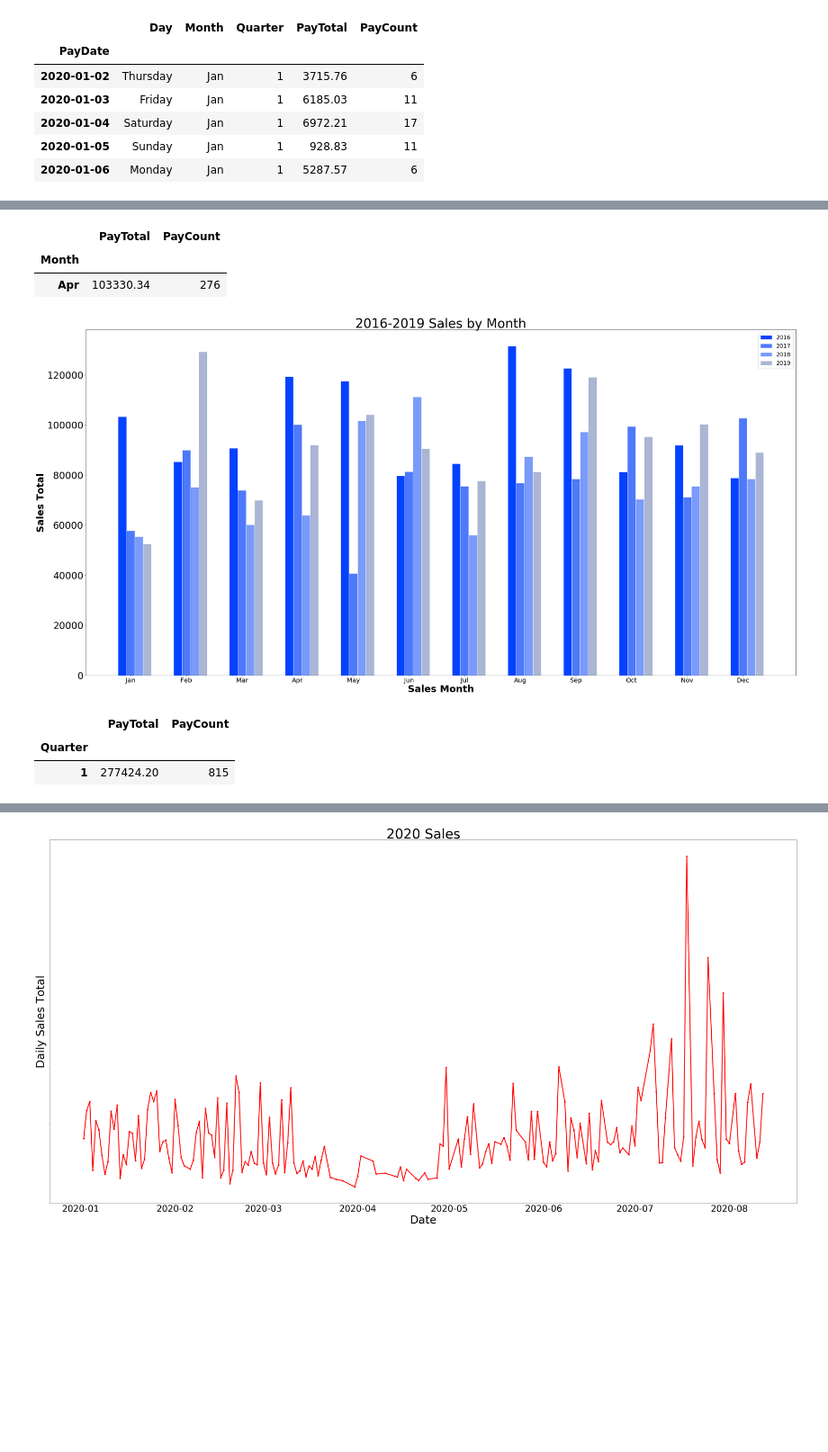
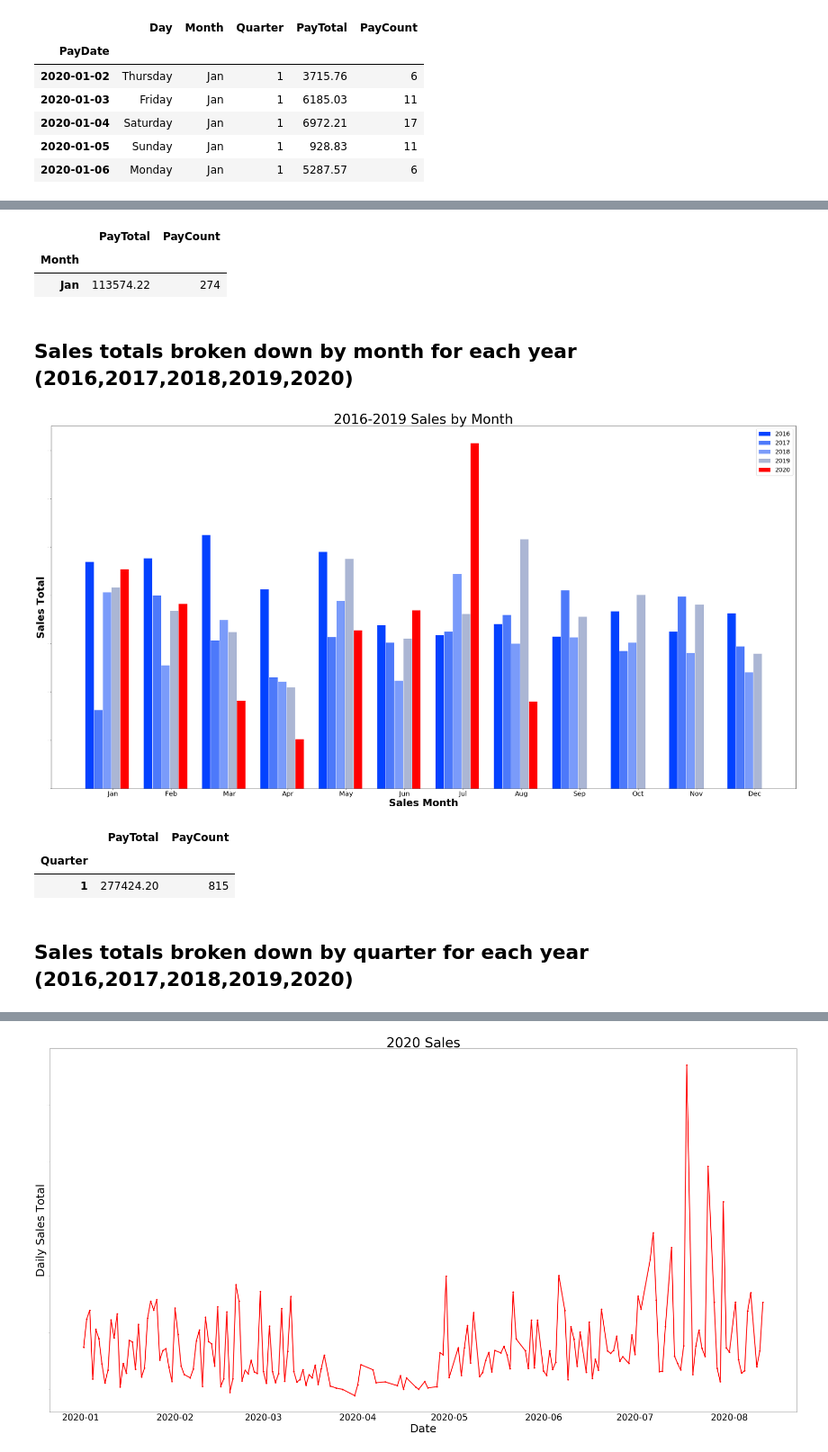
Before and after one commit to zachcornelison/K-N-Sales-Analytics, a Jupyter notebook: KN-Analytics_PayTotals.ipynb, the cells around one changed output, grey strips where cells are left out. Shown at 90% size. Drawn from its saved outputs; the diff is of its cells as text; code cells hidden in the pictures; blank space fills up the shorter version.

Commit message:
fixed incorrect graphs, finishing up

```diff
--- a/KN-Analytics_PayTotals.ipynb
+++ b/KN-Analytics_PayTotals.ipynb
@@ -222,15 +245,37 @@ plt.show()
-# %%
-# Group by Month excluding 2015 as incomplete year
-year2_sales_months = year2_sales.groupby(['Month']).sum()
-year3_sales_months = year3_sales.groupby(['Month']).sum()
-year4_sales_months = year4_sales.groupby(['Month']).sum()
-year5_sales_months = year5_sales.groupby(['Month']).sum()
-year6_sales_months = year6_sales.groupby(['Month']).sum()
-year2_sales_months.head(1)
-# %% [output]
-|  | PayTotal | PayCount |
-| Month |  |  |
-| Apr | 103330.34 | 276 |
+# %%
+# Group by Month excluding 2015 as incomplete year
+year2_sales_months = year2_sales.groupby(['Month'], as_index=False).sum()
+year2_sales_months['Month'] = pd.Categorical(year2_sales_months['Month'], categories=index, ordered=True)
+year2_sales_months.sort_values(by='Month',inplace=True)
+year2_sales_months = year2_sales_months.set_index('Month')
+
+year3_sales_months = year3_sales.groupby(['Month'], as_index=False).sum()
+year3_sales_months['Month'] = pd.Categorical(year3_sales_months['Month'], categories=index, ordered=True)
+year3_sales_months.sort_values(by='Month',inplace=True)
+year3_sales_months = year3_sales_months.set_index('Month')
+
+year4_sales_months = year4_sales.groupby(['Month'], as_index=False).sum()
+year4_sales_months['Month'] = pd.Categorical(year4_sales_months['Month'], categories=index, ordered=True)
+year4_sales_months.sort_values(by='Month',inplace=True)
+year4_sales_months = year4_sales_months.set_index('Month')
+
+year5_sales_months = year5_sales.groupby(['Month'], as_index=False).sum()
+year5_sales_months['Month'] = pd.Categorical(year5_sales_months['Month'], categories=index, ordered=True)
+year5_sales_months.sort_values(by='Month',inplace=True)
+year5_sales_months = year5_sales_months.set_index('Month')
+
+year6_sales_months = year6_sales.groupby(['Month'], as_index=False).sum()
+year6_sales_months['Month'] = pd.Categorical(year6_sales_months['Month'], categories=index, ordered=True)
+year6_sales_months.sort_values(by='Month',inplace=True)
+year6_sales_months = year6_sales_months.set_index('Month')
+
+year6_sales_months.head(1)
+# %% [output]
+|  | PayTotal | PayCount |
+| Month |  |  |
+| Jan | 113574.22 | 274 |
+# %% [markdown]
+## Sales totals broken down by month for each year (2016,2017,2018,2019,2020)
 # %%
 # Plot 2016-2019 sales volume by month
 
@@ -239,39 +284,39 @@ barWidth = 0.15
 figure(figsize=(40,20))
 
 # set height of bar
 bars1 = year2_sales_months.PayTotal
 bars2 = year3_sales_months.PayTotal
 bars3 = year4_sales_months.PayTotal
 bars4 = year5_sales_months.PayTotal
-#bars5 = year6_sales_months.PayTotal
+bars5 = year6_sales_months.PayTotal
 
 # Set position of bar on X axis
-r1 = np.arange(len(bars1))
+r1 = np.arange(len(bars1)) - 0.25
 r2 = [x + barWidth for x in r1]
 r3 = [x + barWidth for x in r2]
 r4 = [x + barWidth for x in r3]
-#r5 = [x + barWidth for x in r4[0:8]]
+r5 = [x + barWidth for x in r4[0:8]]
 
 # Make the plot
 plt.bar(r1, bars1, color='#0342ff', width=barWidth, edgecolor='white', label='2016')
 plt.bar(r2, bars2, color='#4d79fa', width=barWidth, edgecolor='white', label='2017')
 plt.bar(r3, bars3, color='#7a9bfa', width=barWidth, edgecolor='white', label='2018')
 plt.bar(r4, bars4, color='#abb6d4', width=barWidth, edgecolor='white', label='2019')
-#plt.bar(r5, bars5, color='red', width=barWidth, edgecolor='white', label='2020')
+plt.bar(r5, bars5, color='red', width=barWidth, edgecolor='white', label='2020')
 
 # Add xticks on the middle of the group bars
 plt.xlabel('Sales Month', fontweight='bold', fontsize='30')
 plt.xticks([r + barWidth for r in range(len(bars1))], ['Jan', 'Feb', 'Mar', 'Apr', 'May', 'Jun', 'Jul', 'Aug',
                                                        'Sep', 'Oct', 'Nov', 'Dec'], fontsize=20)
 plt.ylabel('Sales Total', fontweight='bold', fontsize='30')
-plt.yticks(fontsize=30)
+plt.yticks(fontsize=0)
 plt.title('2016-2019 Sales by Month', fontsize=40)
 
 # Create legend & Show graphic
 plt.legend(fontsize=18)
 plt.show()
 # %% [output]
-[figure, old version]
+[figure, new version]
 # %%
 # Group each year's Pay Totals by quarter
 year2_sales_quarters = year2_sales.groupby(['Quarter']).sum()
@@ -284,6 +329,8 @@ year5_sales_quarters.head(1)
 |  | PayTotal | PayCount |
 | Quarter |  |  |
 | 1 | 277424.20 | 815 |
+# %% [markdown]
+## Sales totals broken down by quarter for each year (2016,2017,2018,2019,2020)
 # %%
 # Plot 2016-2020 sales volume by quarter
 
```
Also changed, not shown: parts of 22 cells of this notebook.
